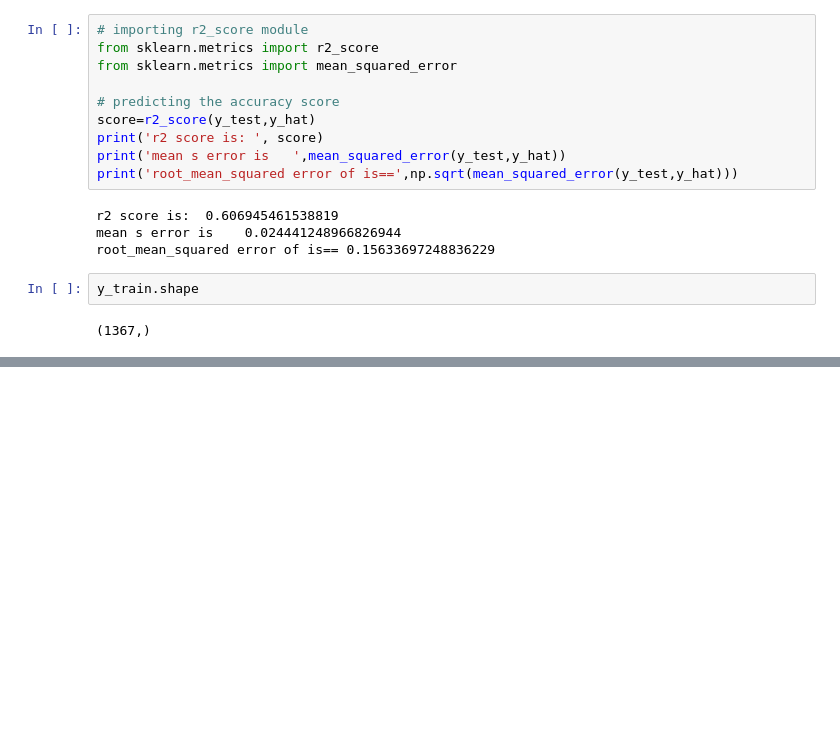
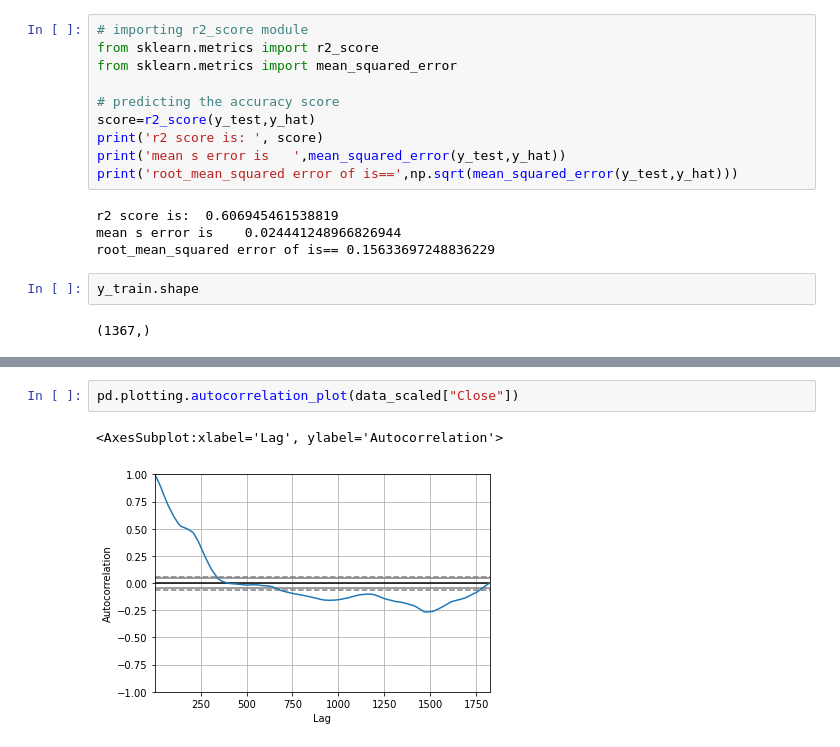
Before and after one commit to JimTsiob/Machine-Learning-project, a Jupyter notebook: lin.ipynb, the cells around one changed output, grey strips where cells are left out. Cells and saved outputs as stored; diff of their text form; blank space fills up the shorter version.

```diff
--- a/lin.ipynb
+++ b/lin.ipynb
@@ -174,0 +184,5 @@ ax1.legend()
+# %%
+pd.plotting.autocorrelation_plot(data_scaled["Close"])
+# %% [output]
+<AxesSubplot:xlabel='Lag', ylabel='Autocorrelation'>
+[figure, added]
```
Also changed, not shown: parts of 5 cells of this notebook.
